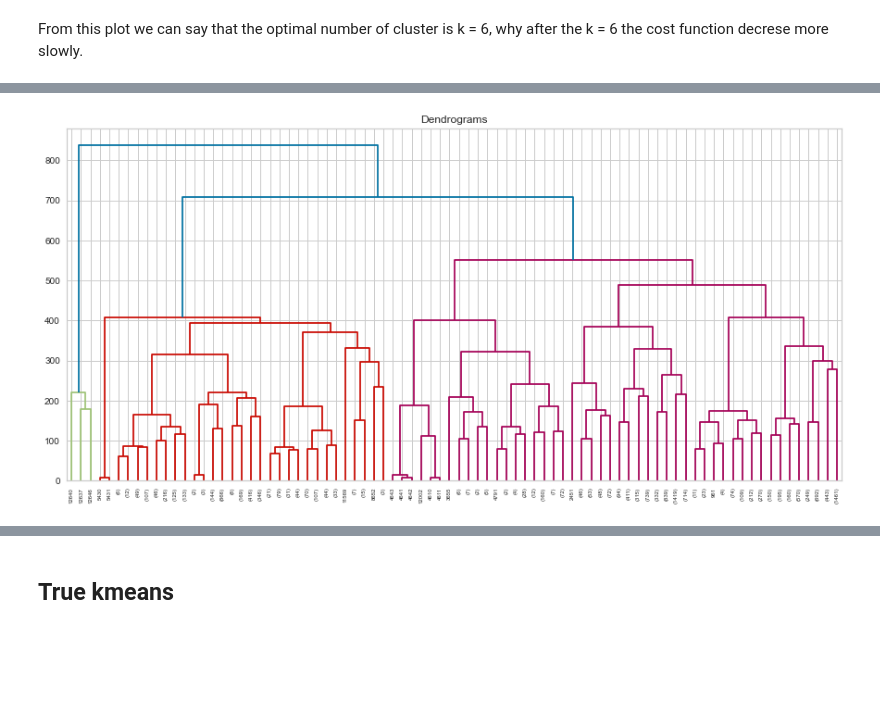
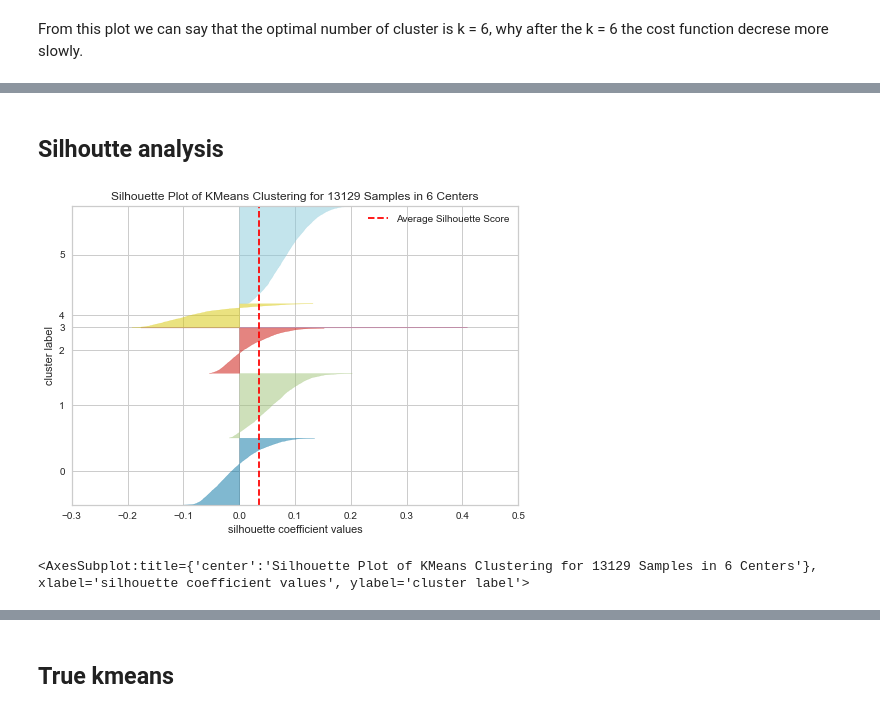
Before and after one commit to S4b3/ADM-HW4-Group11, a Jupyter notebook: AlmostEX2.ipynb, the cells around one changed output, grey strips where cells are left out. Saved outputs shown, nothing was run; the diff lists cells and outputs as text; code cells hidden in the pictures; blank space fills up the shorter version.

```diff
--- a/AlmostEX2.ipynb
+++ b/AlmostEX2.ipynb
@@ -763,6 +737,2 @@ dend = shc.dendrogram(shc.linkage(Principal, method='ward'), p = 6, truncate_mod
-# %%
-pyplot.figure(figsize=(15, 7))
-pyplot.title("Dendrograms")
-dend = shc.dendrogram(shc.linkage(Principal, method='ward'), p = 7, truncate_mode ='level')
-# %% [output]
-[figure, removed]
+# %% [markdown]
+## Silhoutte analysis
@@ -768,0 +743,9 @@ dend = shc.dendrogram(shc.linkage(Principal, method='ward'), p = 7, truncate_mod
+# %%
+model = KMeans(6, random_state=42)
+visualizer = SilhouetteVisualizer(model, colors='yellowbrick')
+
+visualizer.fit(Principal)        # Fit the data to the visualizer
+visualizer.show()
+# %% [output]
+[figure, added]
+<AxesSubplot:title={'center':'Silhouette Plot of KMeans Clustering for 13129 Samples in 6 Centers'}, xlabel='silhouette coefficient values', ylabel='cluster label'>
```
Also changed, not shown: parts of 14 cells of this notebook.
